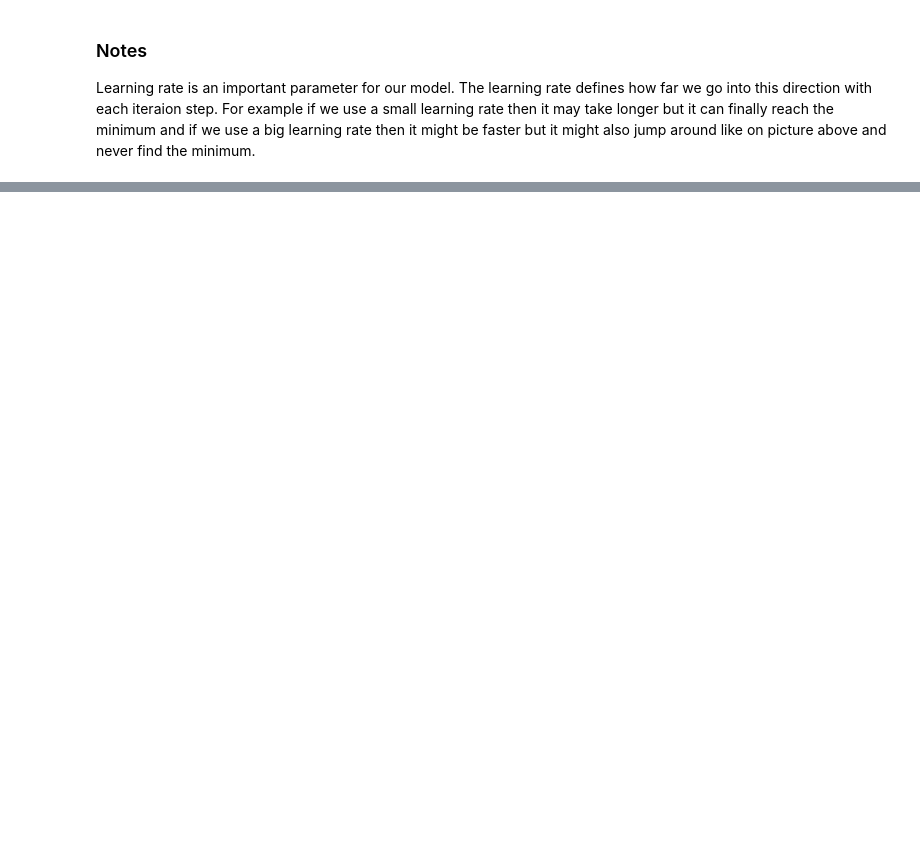
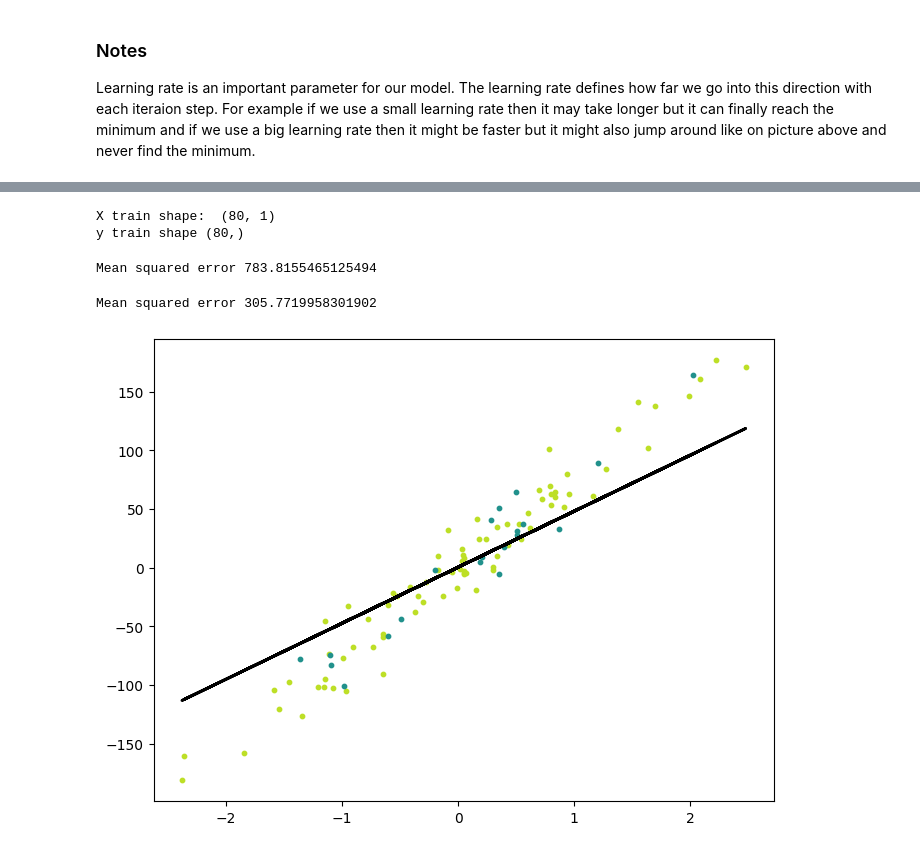
Before and after one commit to wiktorflorian/Learning, a Jupyter notebook: Machine_Learning_From_Scratch/02_LinearRegression.ipynb, the cells around one changed output, grey strips where cells are left out. Cells and saved outputs as stored; diff of their text form; code cells hidden in the pictures; blank space fills up the shorter version.

```diff
--- a/Machine_Learning_From_Scratch/02_LinearRegression.ipynb
+++ b/Machine_Learning_From_Scratch/02_LinearRegression.ipynb
@@ -60,0 +103,8 @@ Learning rate is an important parameter for our model. The learning rate defines
+# %%
+# ND array of size 80 by 1
+print('X train shape: ', X_train.shape)
+# one dimension row vector of size 80
+print('y train shape', y_train.shape)
+# %% [output]
+X train shape:  (80, 1)
+y train shape (80,)
@@ -60,0 +114,31 @@ Learning rate is an important parameter for our model. The learning rate defines
+# %%
+regressor = LinearRegression()
+regressor.fit(X_train, y_train)
+predicted = regressor.predict(X_test)
+
+mse_value = mse(y_test, predicted)
+print('Mean squared error', mse_value)
+# %% [output]
+Mean squared error 783.8155465125494
+# %%
+# another try with different learning rate
+
+regressor2 = LinearRegression(lr=0.01)
+regressor2.fit(X_train, y_train)
+predicted2 = regressor2.predict(X_test)
+
+mse_value2 = mse(y_test, predicted2)
+print('Mean squared error', mse_value2)
+# %% [output]
+Mean squared error 305.7719958301902
+# %%
+# plot with first learning rate
+y_pred_line = regressor.predict(X)
+cmap = plt.get_cmap('viridis')
+fig = plt.figure(figsize=(8,6))
+m1 = plt.scatter(X_train, y_train, color=cmap(0.9), s=10)
+m2 = plt.scatter(X_test, y_test, color=cmap(0.5), s=10)
+plt.plot(X, y_pred_line, color='black', linewidth=2, label="Prediction")
+plt.show()
+# %% [output]
+[figure, added]
```
Also changed, not shown: parts of 4 cells of this notebook.
